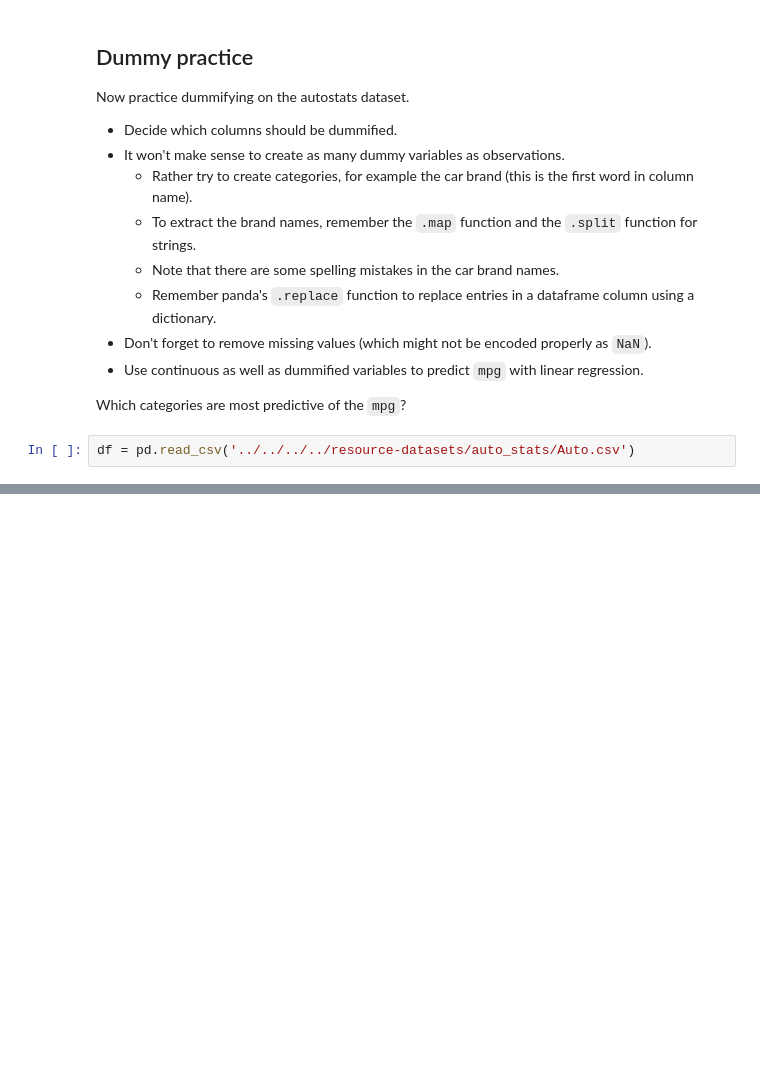
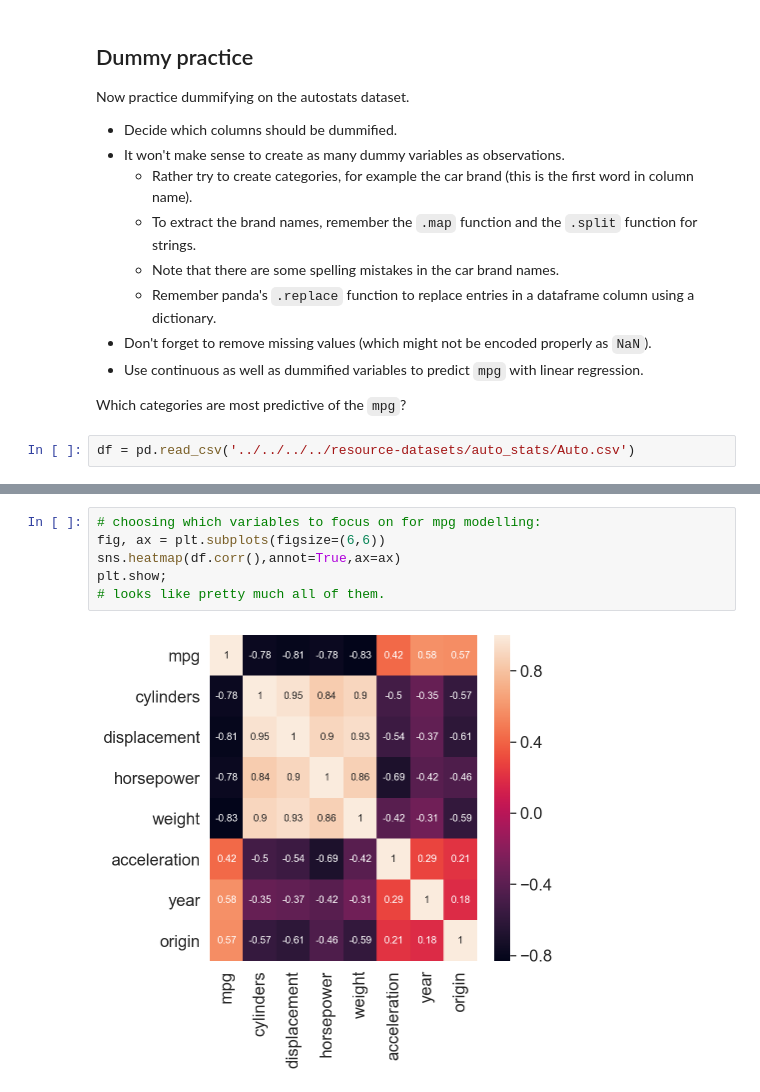
Before and after one commit to a3o1m2/DSI11-lessons, a Jupyter notebook: week03/day3_feature_scaling_dummies_bias_variance/dummy-variables-lesson/Dummy-variables-starter-code.ipynb, the cells around one changed output, grey strips where cells are left out. Cells and saved outputs as stored; diff of their text form; blank space fills up the shorter version.

```diff
--- a/week03/day3_feature_scaling_dummies_bias_variance/dummy-variables-lesson/Dummy-variables-starter-code.ipynb
+++ b/week03/day3_feature_scaling_dummies_bias_variance/dummy-variables-lesson/Dummy-variables-starter-code.ipynb
@@ -338,0 +375,8 @@ df.head()
+# %%
+# choosing which variables to focus on for mpg modelling:
+fig, ax = plt.subplots(figsize=(6,6))
+sns.heatmap(df.corr(),annot=True,ax=ax)
+plt.show;
+# looks like pretty much all of them.
+# %% [output]
+[figure, added]
```
Also changed, not shown: parts of 17 cells of this notebook, 3 other files.
